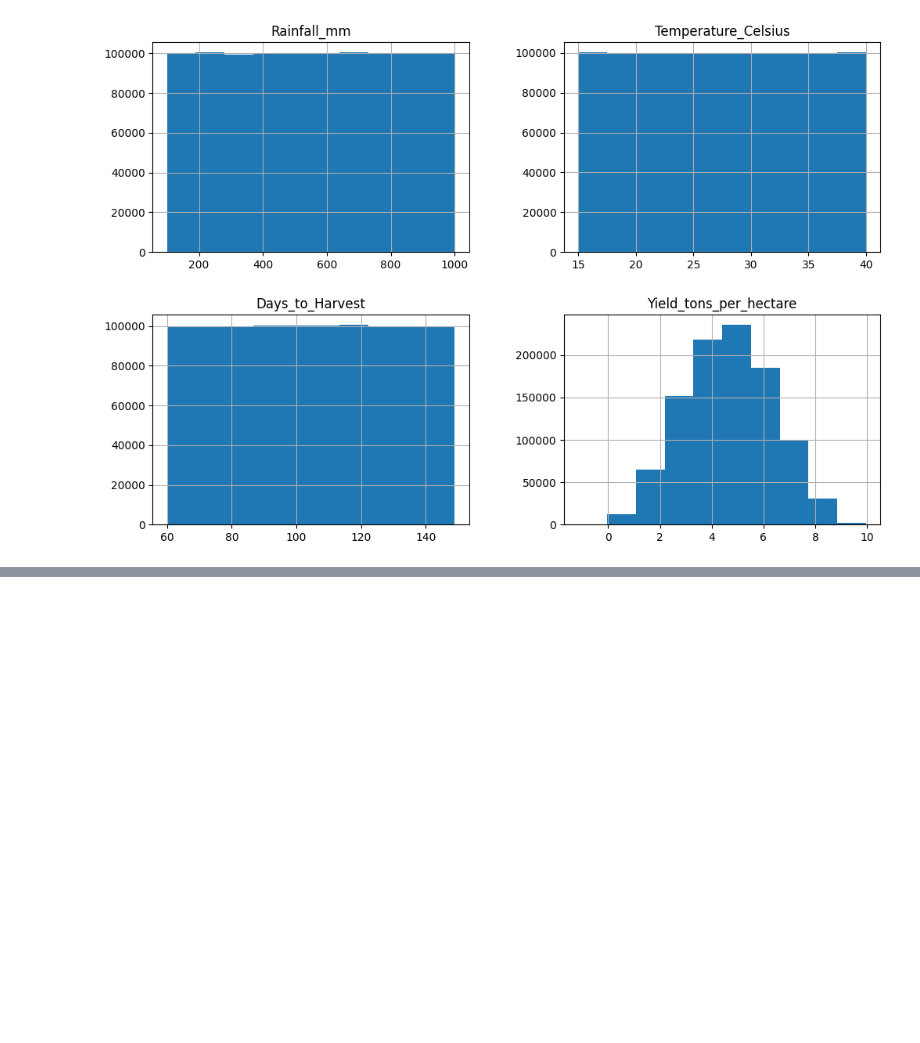
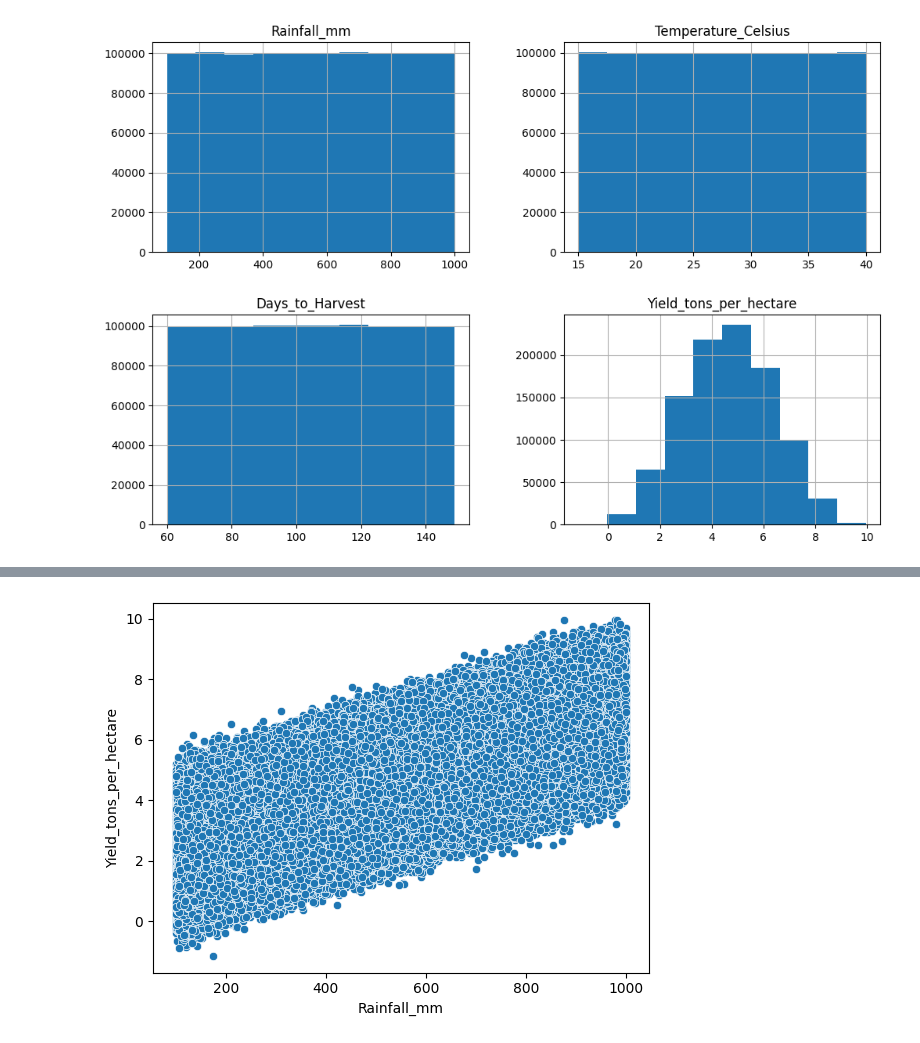
Before and after one commit to b-sandrine/summative_regression_analysis, a Jupyter notebook: linear_regression/multivariate.ipynb, the cells around one changed output, grey strips where cells are left out. Cells and saved outputs as stored; diff of their text form; code cells hidden in the pictures; blank space fills up the shorter version.

```diff
--- a/linear_regression/multivariate.ipynb
+++ b/linear_regression/multivariate.ipynb
@@ -66,0 +71,11 @@ plt.show()
+# %%
+## Scatter plot to visualize the relationship between two variables
+sns.scatterplot(
+    x='Rainfall_mm',
+    y='Yield_tons_per_hectare',
+    data=df
+    )
+
+plt.show()
+# %% [output]
+[figure, added]
```
Also changed, not shown: parts of 1 cell of this notebook.
